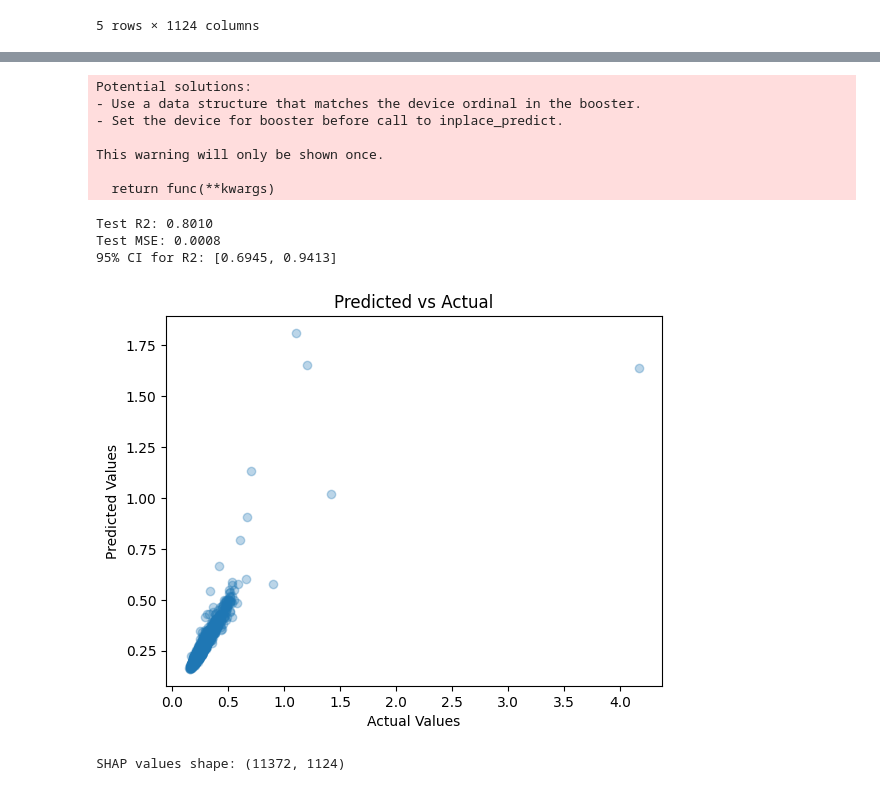
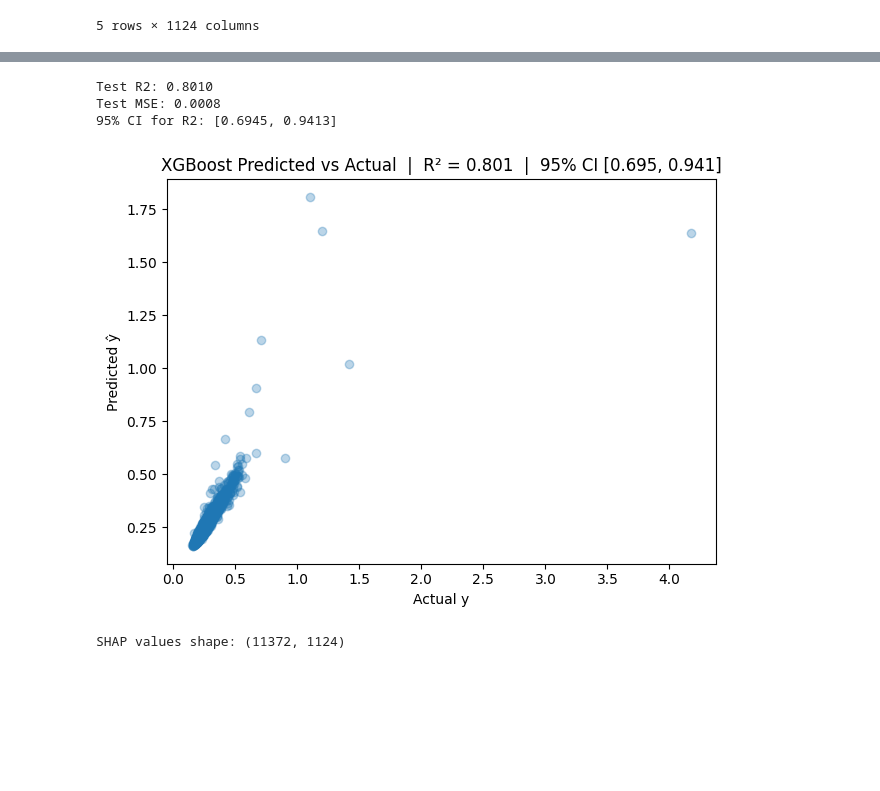
Before and after one commit to Astru5/DS3000, a Jupyter notebook: notebooks/supervised_learning.ipynb, the cells around one changed output, grey strips where cells are left out. Saved outputs shown, nothing was run; the diff lists cells and outputs as text; code cells hidden in the pictures; blank space fills up the shorter version.

```diff
--- a/notebooks/supervised_learning.ipynb
+++ b/notebooks/supervised_learning.ipynb
@@ -449,7 +450,7 @@ HSPC007        0.000106
 xgb = XGBRegressor(
     objective='reg:squarederror',
     tree_method='hist',
-    device='cuda',
+    device=str(device),
     verbosity=1
 )
 
@@ -508,62 +523,52 @@ best_params = saved['best_params']
 # 5. TEST PERFORMANCE
 # ----------------------------
 
-y_pred = best_model.predict(X_test_scaled)
+y_pred_np = best_model.predict(X_test_scaled)
+y_test_np = y_test.to_numpy()
 
-y_test_np = y_test.to_numpy()
-y_pred_np = np.array(y_pred)
-
-r2 = r2_score(y_test, y_pred)
-mse = mean_squared_error(y_test, y_pred)
+r2 = r2_score(y_test_np, y_pred_np)
+mse = mean_squared_error(y_test_np, y_pred_np)
 
 print(f"Test R2: {r2:.4f}")
 print(f"Test MSE: {mse:.4f}")
 
 # ----------------------------
 # 6. BOOTSTRAP 95% CI FOR R2
 # ----------------------------
 
 n_bootstrap = 1000
 n_samples = len(y_test)
 
 r2_scores = []
 
-# Use indices instead of copying arrays (memory efficient)
 rng = np.random.default_rng(42)
 
 for _ in range(n_bootstrap):
     indices = rng.integers(0, n_samples, n_samples)
-
     r2_boot = r2_score(y_test_np[indices], y_pred_np[indices])
     r2_scores.append(r2_boot)
 
 lower = np.percentile(r2_scores, 2.5)
 upper = np.percentile(r2_scores, 97.5)
 
 print(f"95% CI for R2: [{lower:.4f}, {upper:.4f}]")
 
 # ----------------------------
 # 7. SCATTER PLOT
 # ----------------------------
 
 plt.figure()
-plt.scatter(y_test, y_pred, alpha=0.3)
-plt.xlabel("Actual Values")
-plt.ylabel("Predicted Values")
-plt.title("Predicted vs Actual")
+plt.scatter(y_test_np, y_pred_np, alpha=0.3)
+plt.xlabel("Actual y")
+plt.ylabel("Predicted ŷ")
+plt.title(f"XGBoost Predicted vs Actual  |  R² = {r2:.3f}  |  95% CI [{lower:.3f}, {upper:.3f}]")
+plt.tight_layout()
 plt.show()
 # %% [output]
-Potential solutions:
-- Use a data structure that matches the device ordinal in the booster.
-- Set the device for booster before call to inplace_predict.
-
-This warning will only be shown once.
-
-  return func(**kwargs)
+Test R2: 0.8010
+Test MSE: 0.0008
+95% CI for R2: [0.6945, 0.9413]
-Test R2: 0.8010
-Test MSE: 0.0008
-95% CI for R2: [0.6945, 0.9413]
-[figure, old version]
+[figure, new version]
 # %%
 # Create SHAP explainer (TreeExplainer is optimized for XGBoost)
 explainer = shap.TreeExplainer(best_model)
```
Also changed, not shown: parts of 12 cells of this notebook, 1 other file.
